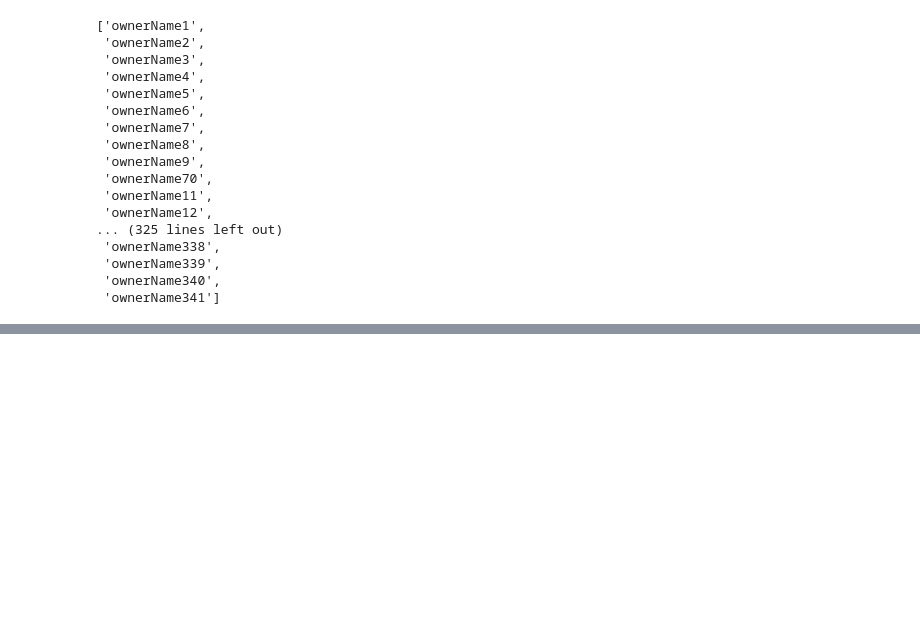
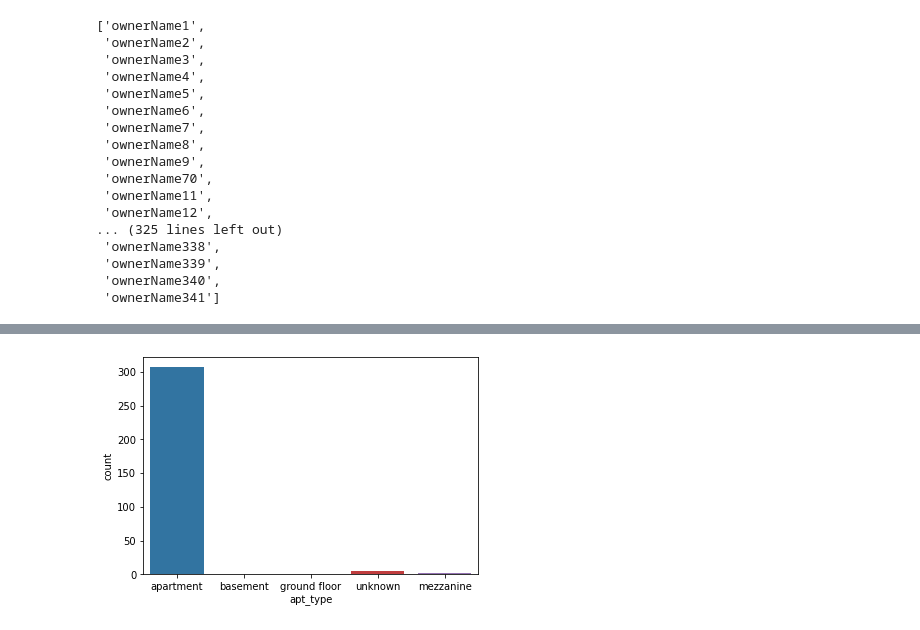
Before and after one commit to okind/DataScience, a Jupyter notebook: Python/Multistory building project/case-study-residential-building-owners-association.ipynb, the cells around one changed output, grey strips where cells are left out. Cells and saved outputs as stored; diff of their text form; code cells hidden in the pictures; blank space fills up the shorter version.

```diff
--- a/Python/Multistory building project/case-study-residential-building-owners-association.ipynb
+++ b/Python/Multistory building project/case-study-residential-building-owners-association.ipynb
@@ -213,0 +492,6 @@ home_owners_info.create_owners_dictionary()
+# %%
+sns.countplot(x='apt_type', data=home_owners_without_missing)
+plt.show()
+plt.close()
+# %% [output]
+[figure, added]
```
Also changed, not shown: parts of 51 cells of this notebook.
